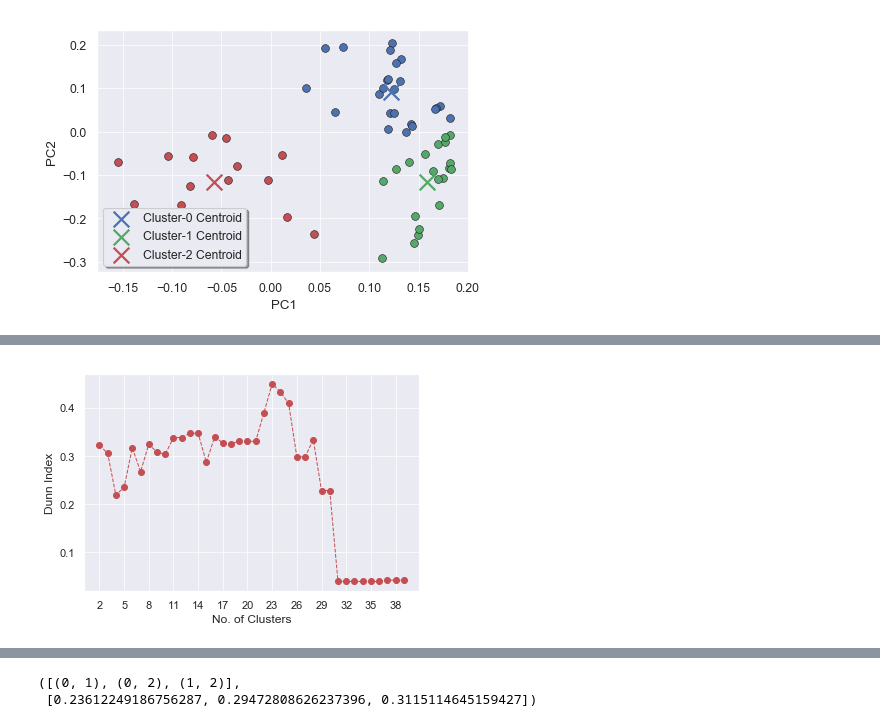
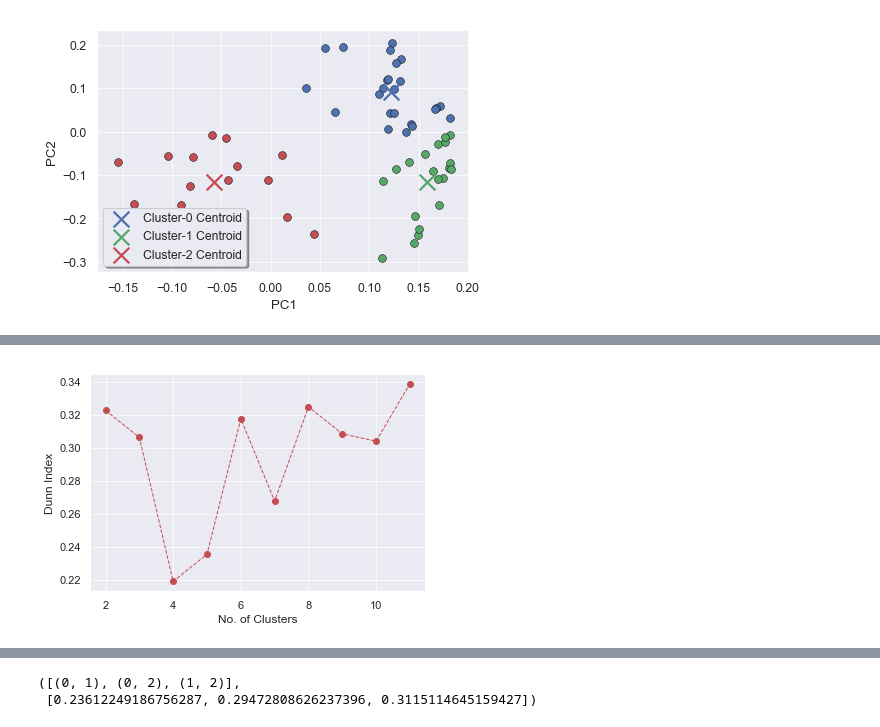
Before and after one commit to istewar1/Research, a Jupyter notebook: COSC 528/Project 2/Project2_notebook.ipynb, the cells around one changed output, grey strips where cells are left out. Cells and saved outputs as stored; diff of their text form; code cells hidden in the pictures.

```diff
--- a/COSC 528/Project 2/Project2_notebook.ipynb
+++ b/COSC 528/Project 2/Project2_notebook.ipynb
@@ -375,0 +376,7 @@ Checking intercluster and intracluster cluster distances to acquire the Dunn Ind
+# %%
+from sklearn.cluster import KMeans
+V = getValues(2,VT) # Only using first two PCs
+kmeans_sklearn = KMeans(n_clusters=3, random_state=0).fit(V)
+kmeans = K_means(3); kmeans.main(V)
+print kmeans_sklearn.cluster_centers_
+print kmeans.centroids
@@ -375,0 +390,32 @@ Checking intercluster and intracluster cluster distances to acquire the Dunn Ind
+# %%
+U, Sigma, VT = svd(a_centered)
+V = getValues(14,VT)
+n = 21
+n_clusters = np.array(range(2,n))
+ss_values = []; ss_sklearn=[]
+for i in n_clusters:
+    kmeans = K_means(i)
+    kmeans.main(V)
+    sq=0
+    ss = {}
+    for i in kmeans.centroids:
+        sq1=0
+        centroid = kmeans.centroids[i]
+        cluster_data = kmeans.clusters[i]
+        for j in cluster_data:
+            value = (np.array(j)-np.array(centroid))**2
+            sq1+=sum(value)
+            ss[i]=sq1
+    ss_values.append(sum(ss.values()))
+    kmeans_sklearn = KMeans(n_clusters=i, random_state=0).fit(V)
+    ss_sklearn.append(kmeans_sklearn.inertia_)
+
+fig,ax = plt.subplots(figsize=(8,3),dpi=80)
+ax.plot(n_clusters,ss_values,'ro--',zorder=3,label = 'Created Kmeans')
+ax.plot(n_clusters,ss_sklearn,'ko--',zorder=2,label = 'SKlearn.KMeans')
+ax.set_xticks(n_clusters[::2])
+ax.legend(loc='best',fancybox=True,shadow=True)
+ax.set_ylabel('Sum of Squares Difference')
+ax.set_xlabel('Number of Clusters')
+ax.set_title('Sum of Squared Distances - Elbow Method')
+ax.axvline(11,color='r',linestyle='--',alpha=0.5)
@@ -376,20 +425,20 @@ Checking intercluster and intracluster cluster distances to acquire the Dunn Ind
 # %%
 Dunn_index = {}
 V = getValues(16,VT) # Only using first two PCs
-for i in range(2,40):
+for i in range(2,12):
     kmeans = K_means(i)
     kmeans.main(V)
 
     c,inter = intercluster_distance(kmeans.centroids)
     intra = intracluster_distance(kmeans.clusters)
     Dunn_index[i] = min(inter)/max(intra)
 
 fig,ax = plt.subplots();
 ax.plot(Dunn_index.keys(),Dunn_index.values(),'ro--',linewidth=1)
-ax.set_xticks(Dunn_index.keys()[::3])
+ax.set_xticks(Dunn_index.keys()[::2])
 ax.set_xlabel('No. of Clusters')
 ax.set_ylabel('Dunn Index')
 ax.grid(alpha=0.75)
 ax.axes.set_axisbelow(True)
 # %% [output]
-[figure, old version]
+[figure, new version]
```
Also changed, not shown: parts of 9 cells of this notebook.
